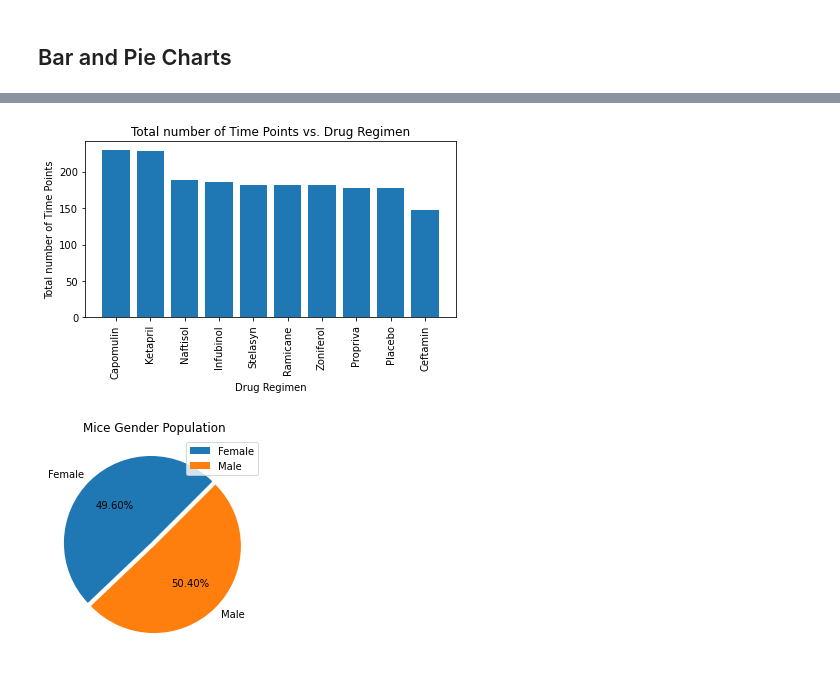
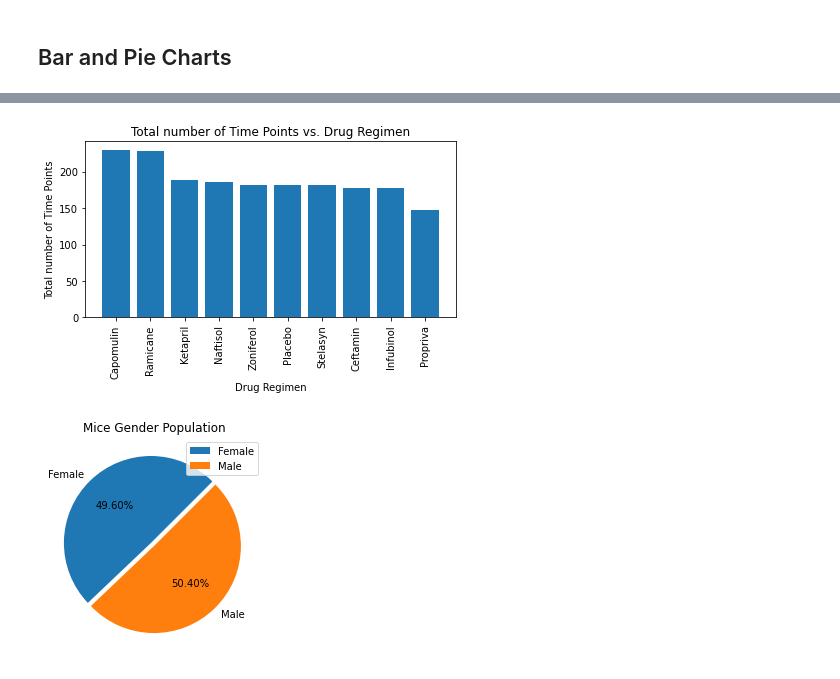
Before and after one commit to Rlizaran/mathplotlib-challange, a Jupyter notebook: Pymaceuticals/pymaceuticals_starter.ipynb, the cells around one changed output, grey strips where cells are left out. Drawn from its saved outputs; the diff is of its cells as text; code cells hidden in the pictures.

```diff
--- a/Pymaceuticals/pymaceuticals_starter.ipynb
+++ b/Pymaceuticals/pymaceuticals_starter.ipynb
@@ -147,15 +160,16 @@ plt.show()
 # %%
 # Generate a bar plot showing the total number of timepoints for all mice tested for each drug regimen using pyplot.
-drug_names = clean_data['Drug Regimen'].unique().tolist()
-plt.bar(drug_names,timePoints)
+drug_names_list = ['Capomulin', 'Ramicane','Ketapril', 'Naftisol','Zoniferol','Placebo', 'Stelasyn','Ceftamin', 'Infubinol','Propriva']
+time_points = clean_data['Drug Regimen'].value_counts()
+plt.bar(drug_names_list,time_points)
 plt.xticks(rotation=90)
 plt.xlabel('Drug Regimen')
 plt.ylabel('Total number of Time Points')
 plt.title('Total number of Time Points vs. Drug Regimen')
 plt.tight_layout()
 plt.show()
 # %% [output]
-[figure, old version]
+[figure, new version]
 # %%
 # Generate a pie plot showing the distribution of female versus male mice using Pandas
 gender_mice = clean_data.groupby('Sex')
```
Also changed, not shown: parts of 3 cells of this notebook.
